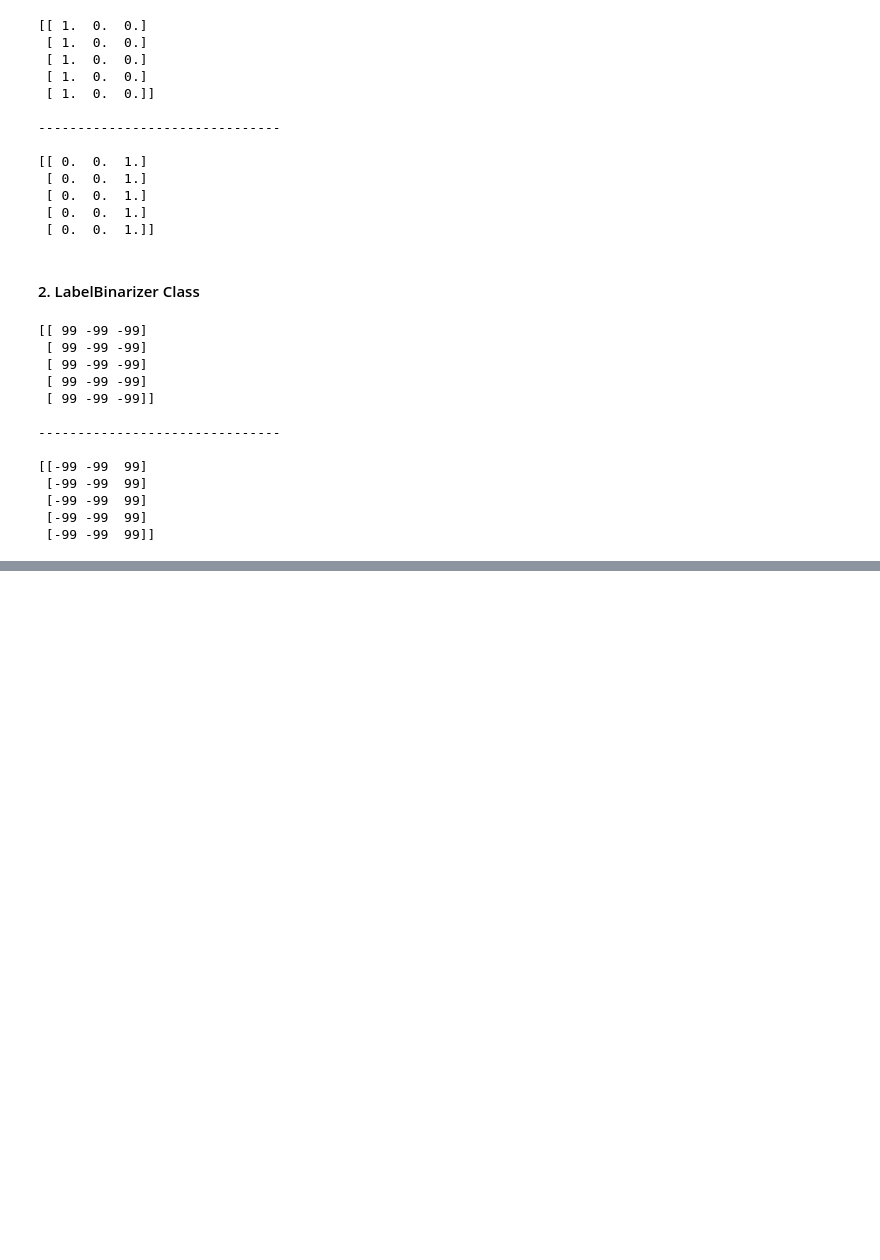
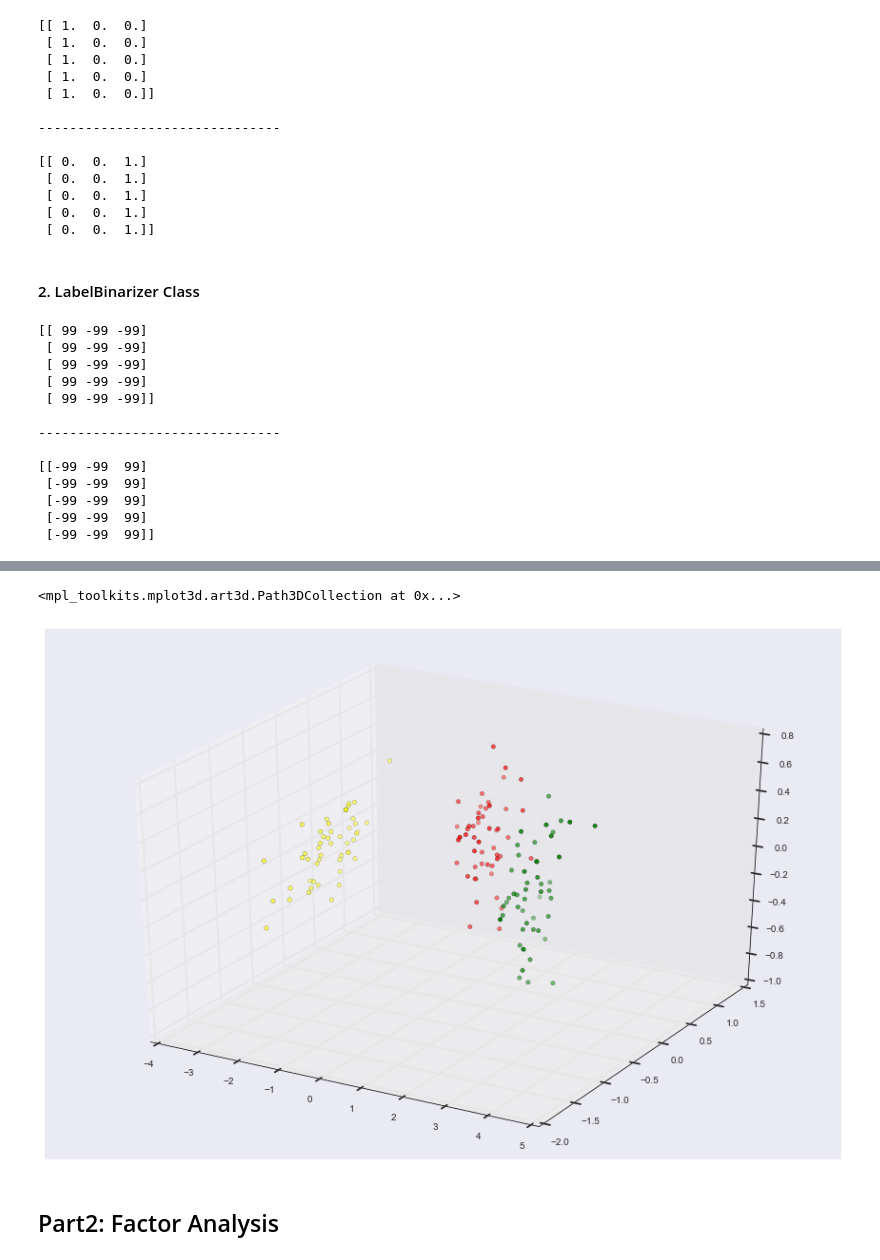
Before and after one commit to LyuuuuXinwei/KaggleProject, a Jupyter notebook: Pre-Process.ipynb, the cells around one changed output, grey strips where cells are left out. Cells and saved outputs as stored; diff of their text form; code cells hidden in the pictures; blank space fills up the shorter version.

```diff
--- a/Pre-Process.ipynb
+++ b/Pre-Process.ipynb
@@ -247,0 +400,8 @@ print (res[-5:])
+# %%
+pca3d = decomposition.PCA(n_components=0.98)
+iris_pca3d = pca3d.fit_transform(iris_data)
+printme(iris_pca3d[:4])
+printme(pca3d.explained_variance_ratio_)
+printme(pca3d.explained_variance_ratio_.sum())
+
+import mpl_toolkits.mplot3d.axes3d as ax3d
@@ -247,0 +423,11 @@ print (res[-5:])
+# %%
+from mpl_toolkits.mplot3d import Axes3D
+fig = plt.figure(figsize=(15,10))
+ax = fig.add_subplot(111, projection='3d')
+# fig, ax = plt.subplots(111, figsize=(15,10), projection='3d')
+ax.scatter(xs=iris_pca3d[:,0], ys=iris_pca3d[:,1], zs=iris_pca3d[:,2], c=[use_colors[x] for x in iris.target])
+# %% [output]
+<mpl_toolkits.mplot3d.art3d.Path3DCollection at 0x...>
+[figure, added]
+# %% [markdown]
+## Part2: Factor Analysis
```
Also changed, not shown: parts of 30 cells of this notebook.
